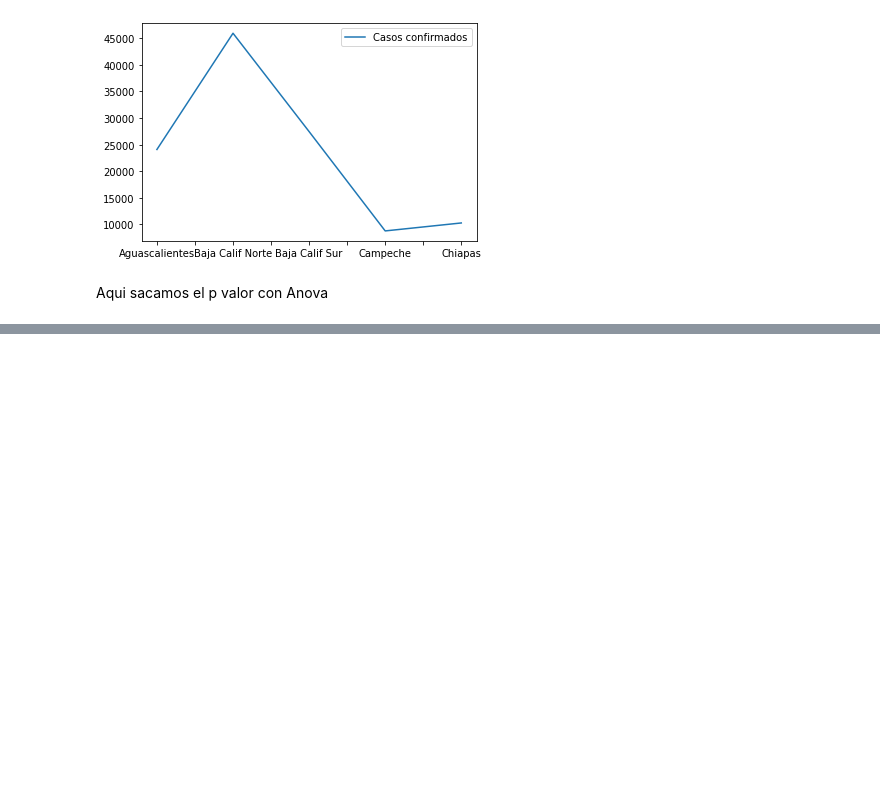
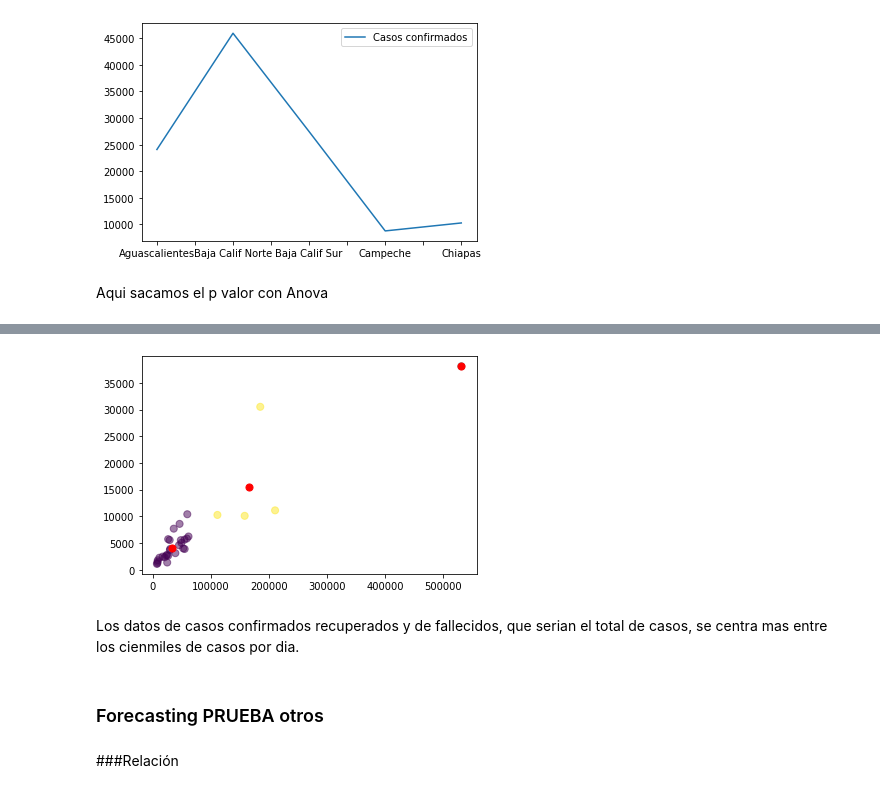
Before and after one commit to Amaranta7/Practica1_COVID_mineria, a Jupyter notebook: P1_COVID_mineria.ipynb, the cells around one changed output, grey strips where cells are left out. Saved outputs shown, nothing was run; the diff lists cells and outputs as text; code cells hidden in the pictures; blank space fills up the shorter version.

```diff
--- a/P1_COVID_mineria.ipynb
+++ b/P1_COVID_mineria.ipynb
@@ -419,0 +649,12 @@ Residual  5.489049e+08  30.0           NaN           NaN
+# %%
+plt.scatter(HGU_df['x'],HGU_df['y'],c=KMeans.labels_.astype(float),s=50,alpha=0.5)
+plt.scatter(centroids[:,0],centroids[:,1],c="red",s=50)
+plt.show()
+# %% [output]
+[figure, added]
+# %% [markdown]
+Los datos de casos confirmados recuperados y de fallecidos, que serian el total de casos, se centra mas entre los cienmiles de casos por dia.
+# %% [markdown]
+### Forecasting PRUEBA otros
+# %% [markdown]
+###Relación
```
Also changed, not shown: parts of 90 cells of this notebook.
